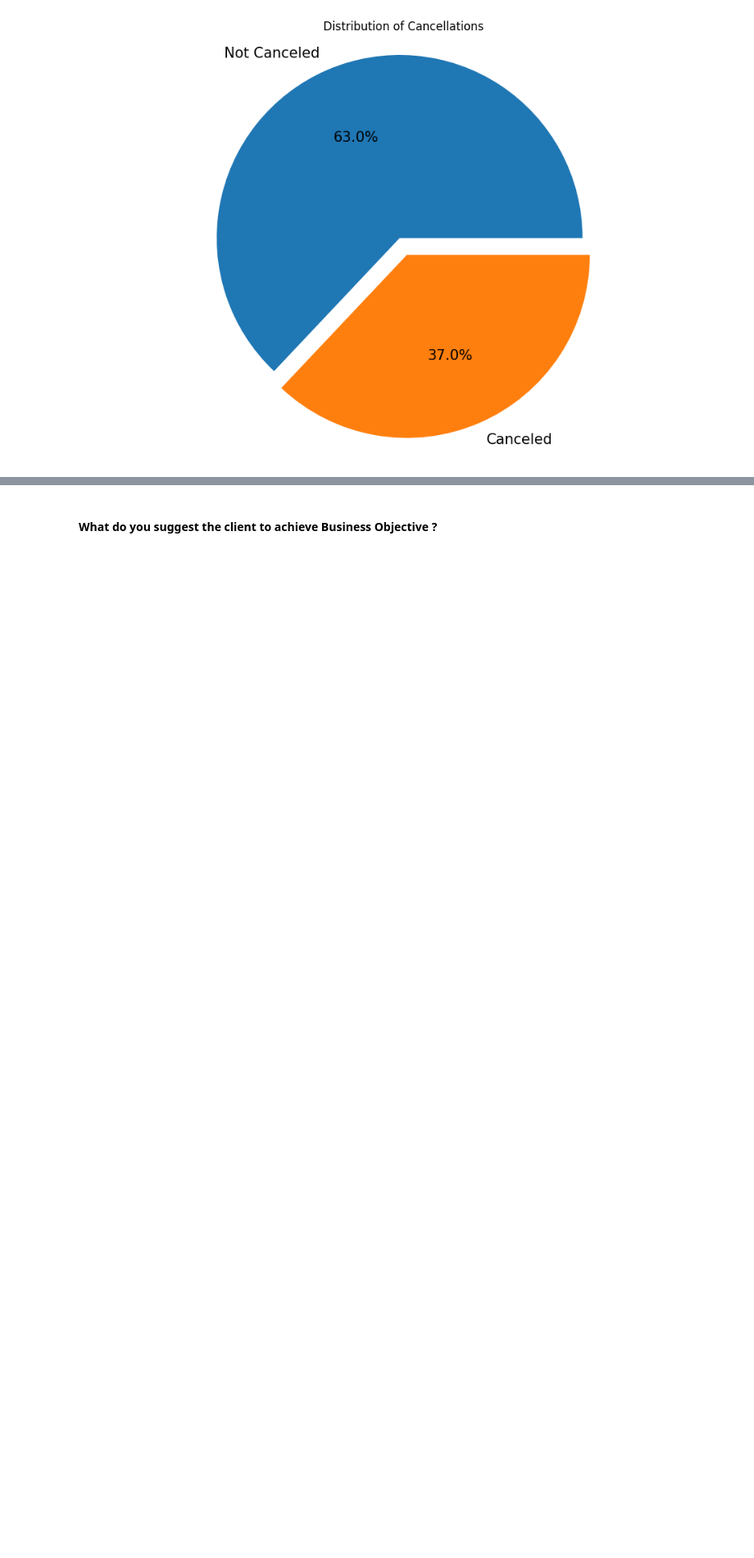
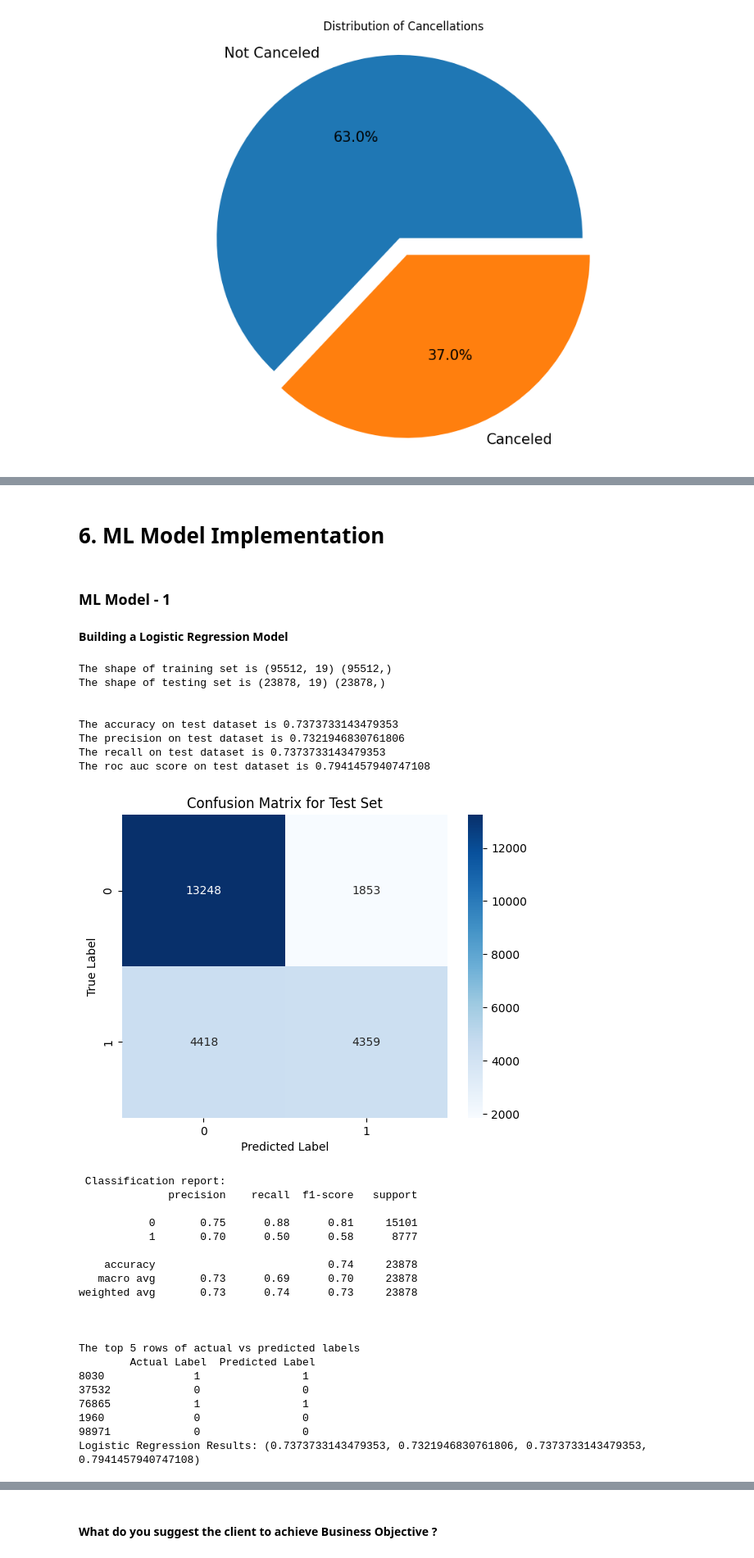
Before and after one commit to PujaH-DS/-Sample-EDA-Submission-HOTEL-BOOKING-Puja, a Jupyter notebook: Sample_EDA_Submission(HOTEL_BOOKING_)_Puja.ipynb, the cells around one changed output, grey strips where cells are left out. Shown at 82% size. Saved outputs shown, nothing was run; the diff lists cells and outputs as text; code cells hidden in the pictures; blank space fills up the shorter version.

```diff
--- a/Sample_EDA_Submission(HOTEL_BOOKING_)_Puja.ipynb
+++ b/Sample_EDA_Submission(HOTEL_BOOKING_)_Puja.ipynb
@@ -1612,0 +1786,6 @@ SMOTE-generated synthetic samples are effective for both linear and non-linear c
+# %% [markdown]
+# **6. ML Model Implementation**
+# %% [markdown]
+### ML Model - 1
+# %% [markdown]
+**Building a Logistic Regression Model**
@@ -1612,0 +1871,34 @@ SMOTE-generated synthetic samples are effective for both linear and non-linear c
+# %%
+# Running the model
+lr_results = logistic_regression_on_booking(df) # Changed the function name to match the user's defined function
+print("Logistic Regression Results:", lr_results)
+# %% [output]
+The shape of training set is (95512, 19) (95512,)
+The shape of testing set is (23878, 19) (23878,)
+
+
+The accuracy on test dataset is 0.7373733143479353
+The precision on test dataset is 0.7321946830761806
+The recall on test dataset is 0.7373733143479353
+The roc auc score on test dataset is 0.7941457940747108
+[figure, added]
+ Classification report:
+              precision    recall  f1-score   support
+
+           0       0.75      0.88      0.81     15101
+           1       0.70      0.50      0.58      8777
+
+    accuracy                           0.74     23878
+   macro avg       0.73      0.69      0.70     23878
+weighted avg       0.73      0.74      0.73     23878
+
+
+
+The top 5 rows of actual vs predicted labels
+        Actual Label  Predicted Label
+8030              1                1
+37532             0                0
+76865             1                1
+1960              0                0
+98971             0                0
+Logistic Regression Results: (0.7373733143479353, 0.7321946830761806, 0.7373733143479353, 0.7941457940747108)
```
Also changed, not shown: parts of 76 cells of this notebook.
